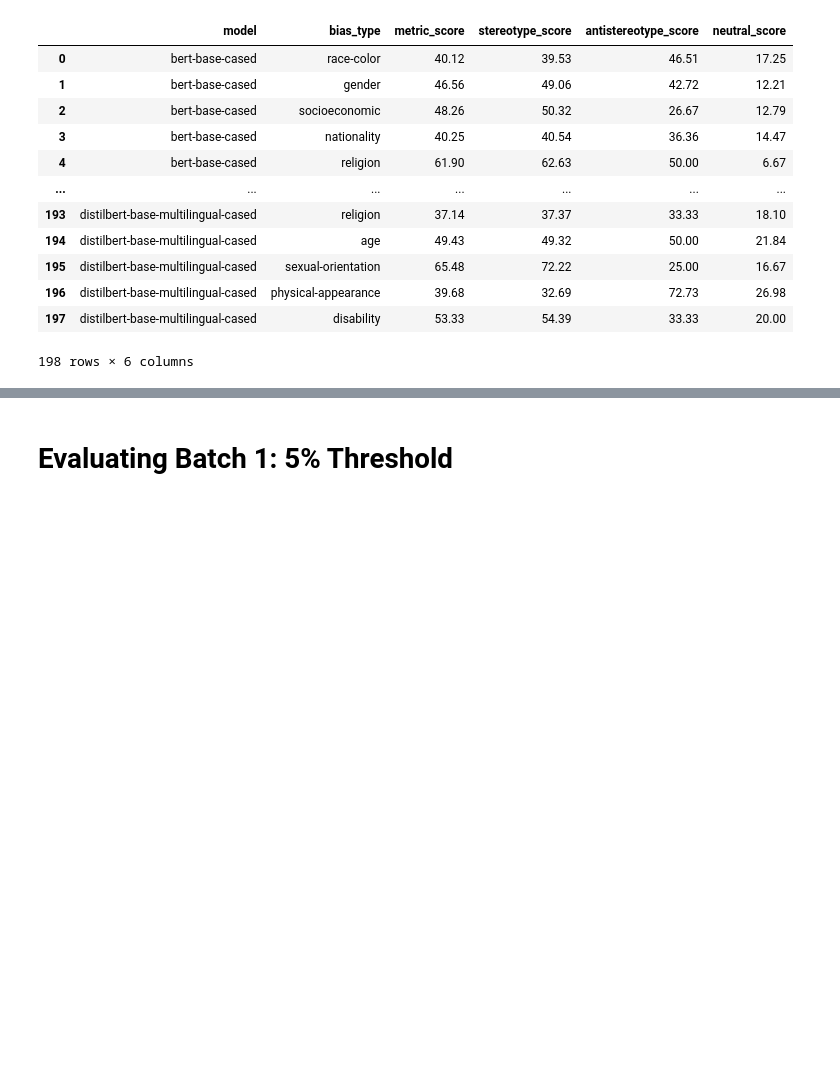
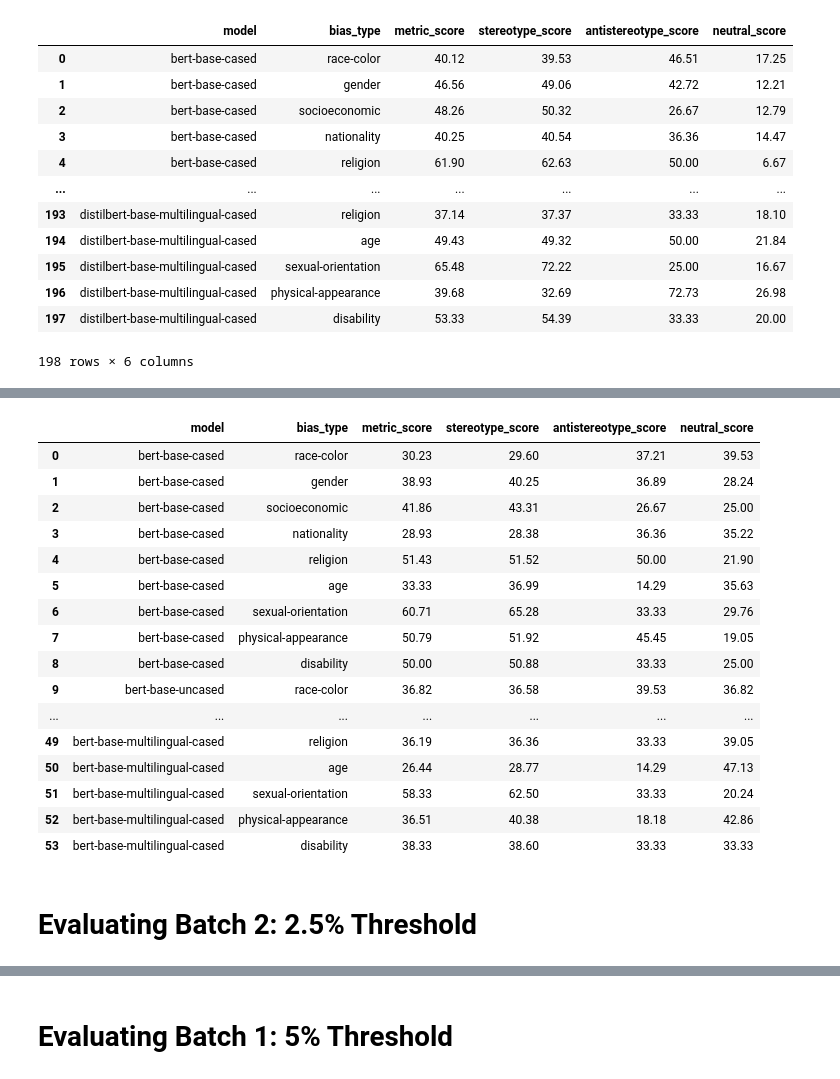
Before and after one commit to laramurphyyx/Visualisation-Tool-for-Social-Bias-in-NLP-Models, a Jupyter notebook: Evaluating Models with Thresholds.ipynb, the cells around one changed output, grey strips where cells are left out. Drawn from its saved outputs; the diff is of its cells as text; code cells hidden in the pictures; blank space fills up the shorter version.

Commit message:
Calculating 2.5% Threshold Scores

```diff
--- a/Evaluating Models with Thresholds.ipynb
+++ b/Evaluating Models with Thresholds.ipynb
@@ -590,0 +593,11 @@ social_bias_dataframe.to_csv('social_bias_scores_threshold1.csv')
+# %%
+empty_data = {
+    'model' : [],
+    'bias_type': [],
+    'metric_score' : [],
+    'stereotype_score' : [],
+    'antistereotype_score' : [],
+    'neutral_score' : []
+}
+
+social_bias_dataframe = pd.DataFrame(empty_data)
@@ -590,0 +739,20 @@ social_bias_dataframe.to_csv('social_bias_scores_threshold1.csv')
+# %%
+social_bias_dataframe
+# %% [output]
+|  | model | bias_type | metric_score | stereotype_score | antistereotype_score | neutral_score |
+| 0 | bert-base-cased | race-color | 30.23 | 29.60 | 37.21 | 39.53 |
+| 1 | bert-base-cased | gender | 38.93 | 40.25 | 36.89 | 28.24 |
+| 2 | bert-base-cased | socioeconomic | 41.86 | 43.31 | 26.67 | 25.00 |
+| 3 | bert-base-cased | nationality | 28.93 | 28.38 | 36.36 | 35.22 |
+| 4 | bert-base-cased | religion | 51.43 | 51.52 | 50.00 | 21.90 |
+| 5 | bert-base-cased | age | 33.33 | 36.99 | 14.29 | 35.63 |
+| 6 | bert-base-cased | sexual-orientation | 60.71 | 65.28 | 33.33 | 29.76 |
+| 7 | bert-base-cased | physical-appearance | 50.79 | 51.92 | 45.45 | 19.05 |
+| 8 | bert-base-cased | disability | 50.00 | 50.88 | 33.33 | 25.00 |
+| 9 | bert-base-uncased | race-color | 36.82 | 36.58 | 39.53 | 36.82 |
+| ... | ... | ... | ... | ... | ... | ... |
+| 49 | bert-base-multilingual-cased | religion | 36.19 | 36.36 | 33.33 | 39.05 |
+| 50 | bert-base-multilingual-cased | age | 26.44 | 28.77 | 14.29 | 47.13 |
+| 51 | bert-base-multilingual-cased | sexual-orientation | 58.33 | 62.50 | 33.33 | 20.24 |
+| 52 | bert-base-multilingual-cased | physical-appearance | 36.51 | 40.38 | 18.18 | 42.86 |
+| 53 | bert-base-multilingual-cased | disability | 38.33 | 38.60 | 33.33 | 33.33 |
@@ -590,0 +761,2 @@ social_bias_dataframe.to_csv('social_bias_scores_threshold1.csv')
+# %% [markdown]
+# Evaluating Batch 2: 2.5% Threshold
```
Also changed, not shown: parts of 25 cells of this notebook, 1 other file.
